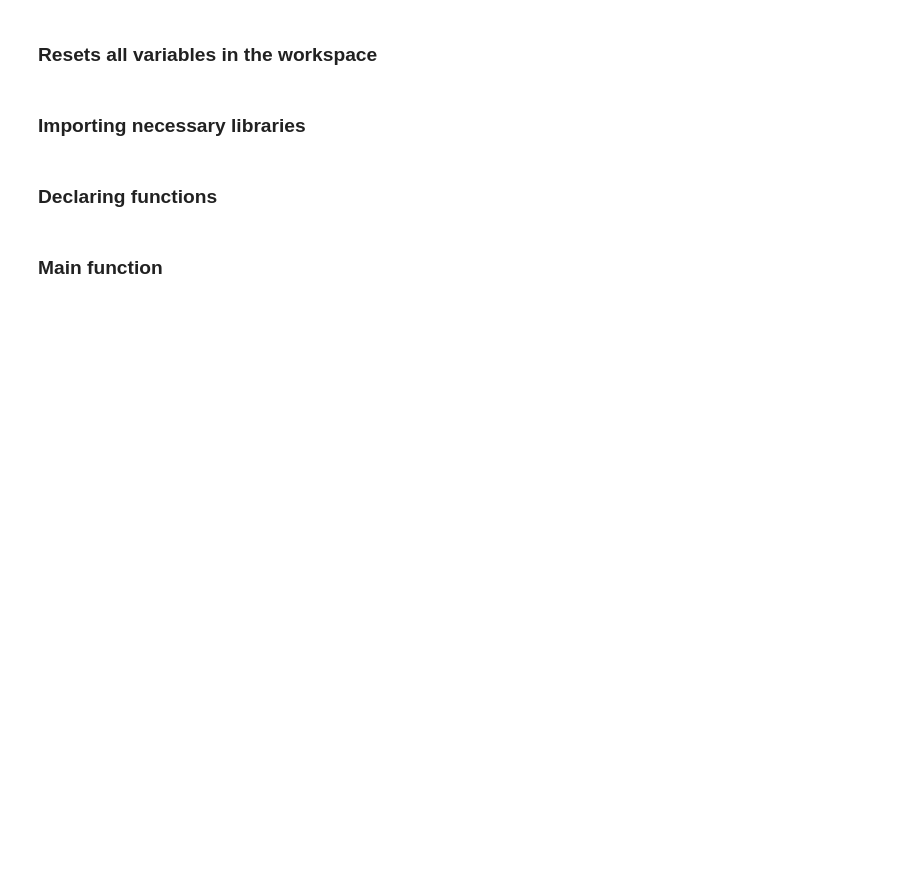
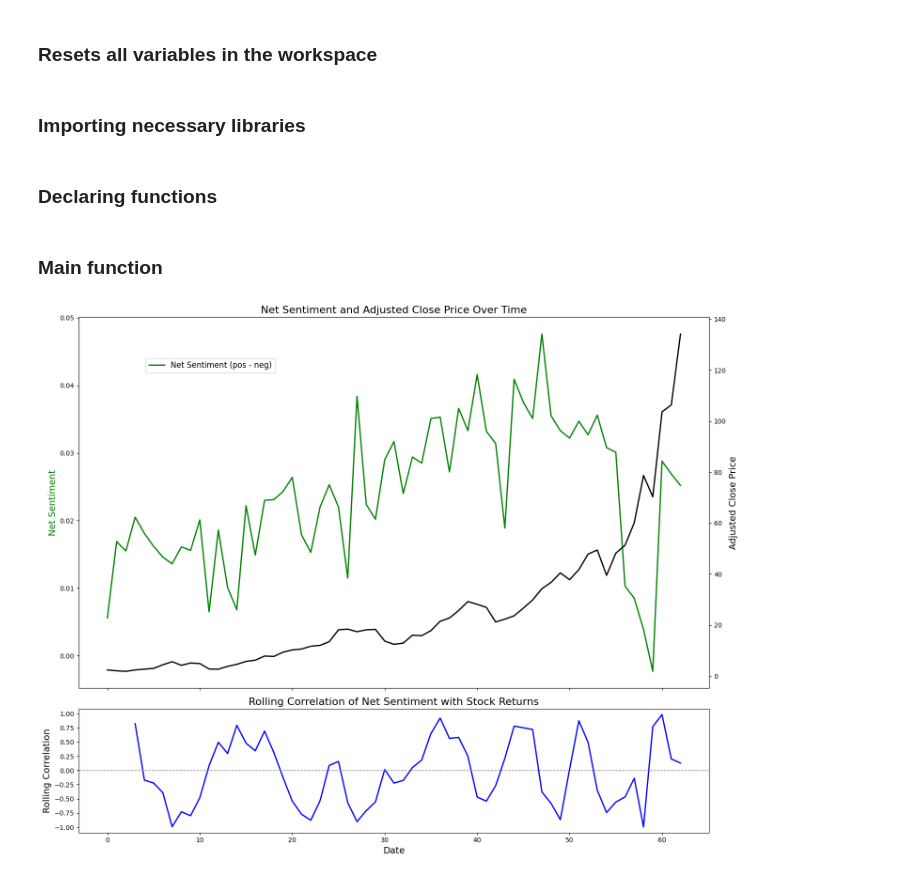
Before and after one commit to nilsoscar98/GM1413, a Jupyter notebook: Project.ipynb, the cells around one changed output. Saved outputs shown, nothing was run; the diff lists cells and outputs as text; code cells hidden in the pictures; blank space fills up the shorter version.

```diff
--- a/Project.ipynb
+++ b/Project.ipynb
@@ -14,9 +18,7 @@ import pickle
 ### Declaring functions
 # %%
 #Function that reads all the pickle files in a folder, returns list of file names.
-def read_files_in_folder(folder_path: str) -> list[str]:
-
+def read_file_names(folder_path: str) -> list:
     files = [f for f in os.listdir(folder_path) if f.endswith('.p')]
-
     return files
 # %%
@@ -38,2 +171,6 @@ def extract_transcripts(folder_path: str, ticker: str) -> np.ndarray:
+# %%
+def group_by_sector(dataframe: pd.DataFrame, sector: str, sector_groups: dict) -> pd.DataFrame:
+    df_sector = dataframe[dataframe['ticker'].isin(sector_groups[sector])]
+    return df_sector
 # %% [markdown]
 ### Main function
@@ -52,0 +216,50 @@ df_transcripts = pd.DataFrame(transcripts_list, index=files) #Create a DataFrame
+# %%
+df_communication_services = group_by_sector(df_tickers, 'communication_services', sector_groups)
+df_consumer_cyclical = group_by_sector(df_tickers, 'consumer_cyclical', sector_groups)
+df_consumer_defensive = group_by_sector(df_tickers, 'consumer_defensive', sector_groups)
+df_energy = group_by_sector(df_tickers, 'energy', sector_groups)
+df_financial_services = group_by_sector(df_tickers, 'financial_services', sector_groups)
+df_healthcare = group_by_sector(df_tickers, 'healthcare', sector_groups)
+df_industrials = group_by_sector(df_tickers, 'industrials', sector_groups)
+df_technology = group_by_sector(df_tickers, 'technology', sector_groups)
+# %%
+
+
+# Step 2: Calculate rolling correlation between net_sentiment and returns
+# Since we have quarterly data, we use a rolling window of 4 periods (4 quarters = 1 year)
+window_size = 4  # 4 quarters (1 year) rolling window for quarterly data
+rolling_corr_net_sent = df_technology['returns'].rolling(window_size).corr(df_technology['net_sentiment'])
+
+# Step 3: Create a figure with two subplots
+fig, (ax1, ax2) = plt.subplots(2, 1, figsize=(15, 12), sharex=True, gridspec_kw={'height_ratios': [3, 1]})
+
+# Plotting Net Sentiment and Adjusted Close Price in the first subplot
+ax1.plot(df_technology.index, df_technology['net_sentiment'], color='green', label='Net Sentiment (pos - neg)', linewidth=2)
+ax1.set_ylabel('Net Sentiment', color='green', fontsize=14)
+
+# Creating a second y-axis on the first subplot for Adjusted Close Price
+ax1_twin = ax1.twinx()
+ax1_twin.plot(df_technology.index, df_technology['Adj Close'], color='black', label='Adjusted Close Price', linewidth=2)
+ax1_twin.set_ylabel('Adjusted Close Price', color='black', fontsize=14)
+
+# Title for the first subplot
+ax1.set_title('Net Sentiment and Adjusted Close Price Over Time', fontsize=16)
+
+# Adding a legend
+ax1.legend(loc='upper left', bbox_to_anchor=(0.1, 0.9), fontsize=12)
+
+# Step 4: Plot the rolling correlation in the second subplot
+ax2.plot(df_technology.index, rolling_corr_net_sent, label='Rolling Correlation (Net Sentiment and Returns)', color='blue', linewidth=2)
+ax2.set_xlabel('Date', fontsize=14)
+ax2.set_ylabel('Rolling Correlation', fontsize=14)
+ax2.set_title('Rolling Correlation of Net Sentiment with Stock Returns', fontsize=16)
+
+# Add a horizontal line at 0 correlation for reference
+ax2.axhline(0, color='grey', linewidth=1, linestyle='--')
+
+# Adjust the layout to avoid overlap
+plt.tight_layout()
+
+plt.show()
+# %% [output]
+[figure, added]
```
Also changed, not shown: parts of 10 cells of this notebook, 4 other files.
